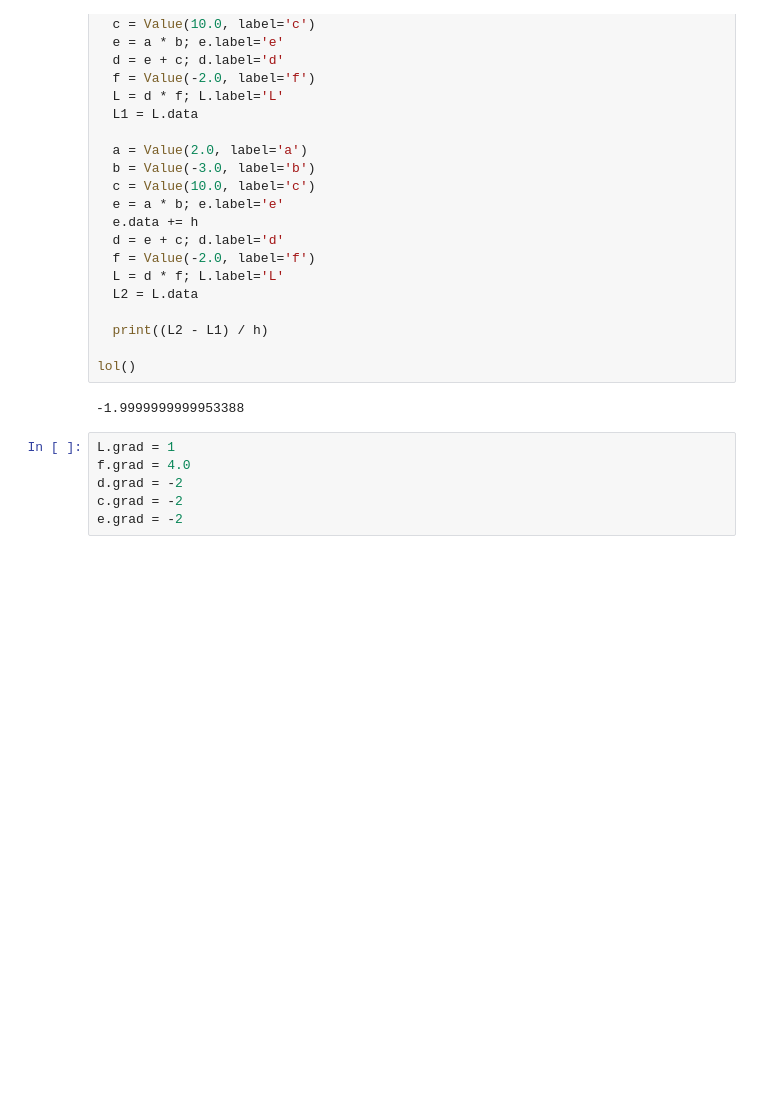
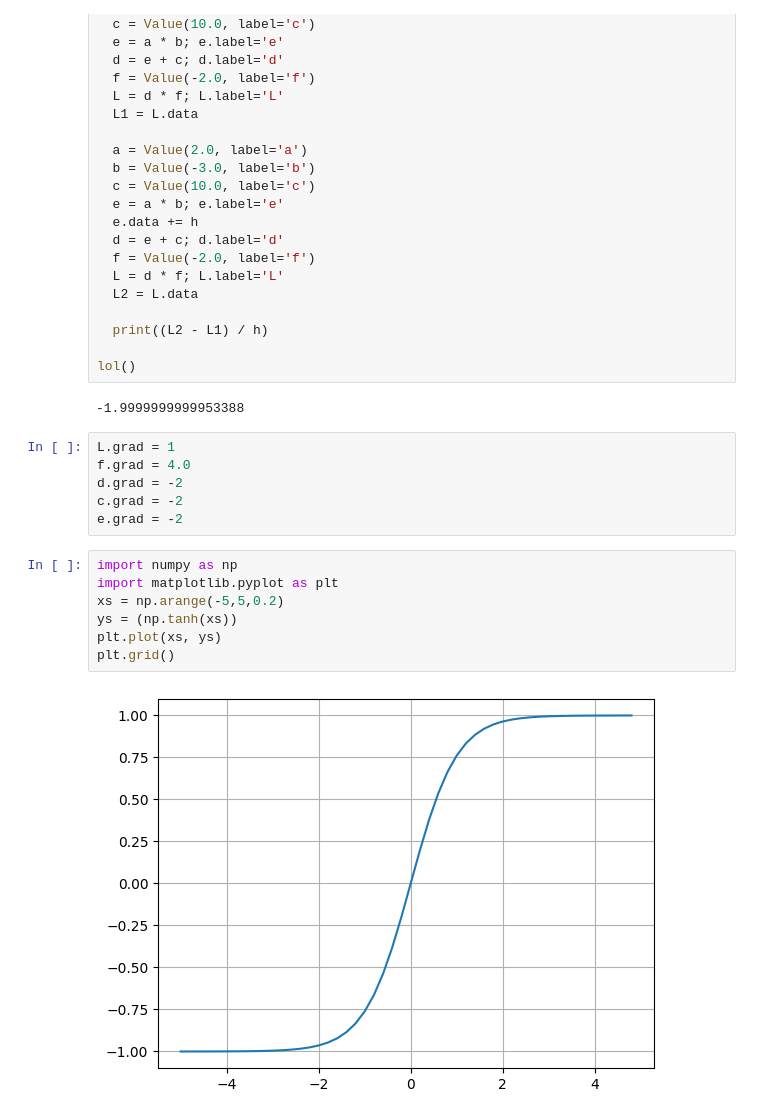
Before and after one commit to ahmadsharif1/mygrad, a Jupyter notebook: nn.ipynb, the cells around one changed output. Drawn from its saved outputs; the diff is of its cells as text; blank space fills up the shorter version.

Commit message:
Added tanh

```diff
--- a/nn.ipynb
+++ b/nn.ipynb
@@ -123,3 +131,12 @@ f.grad = 4.0
 d.grad = -2
 c.grad = -2
 e.grad = -2
+# %%
+import numpy as np
+import matplotlib.pyplot as plt
+xs = np.arange(-5,5,0.2)
+ys = (np.tanh(xs))
+plt.plot(xs, ys)
+plt.grid()
+# %% [output]
+[figure, added]
```
Also changed, not shown: parts of 3 cells of this notebook.
